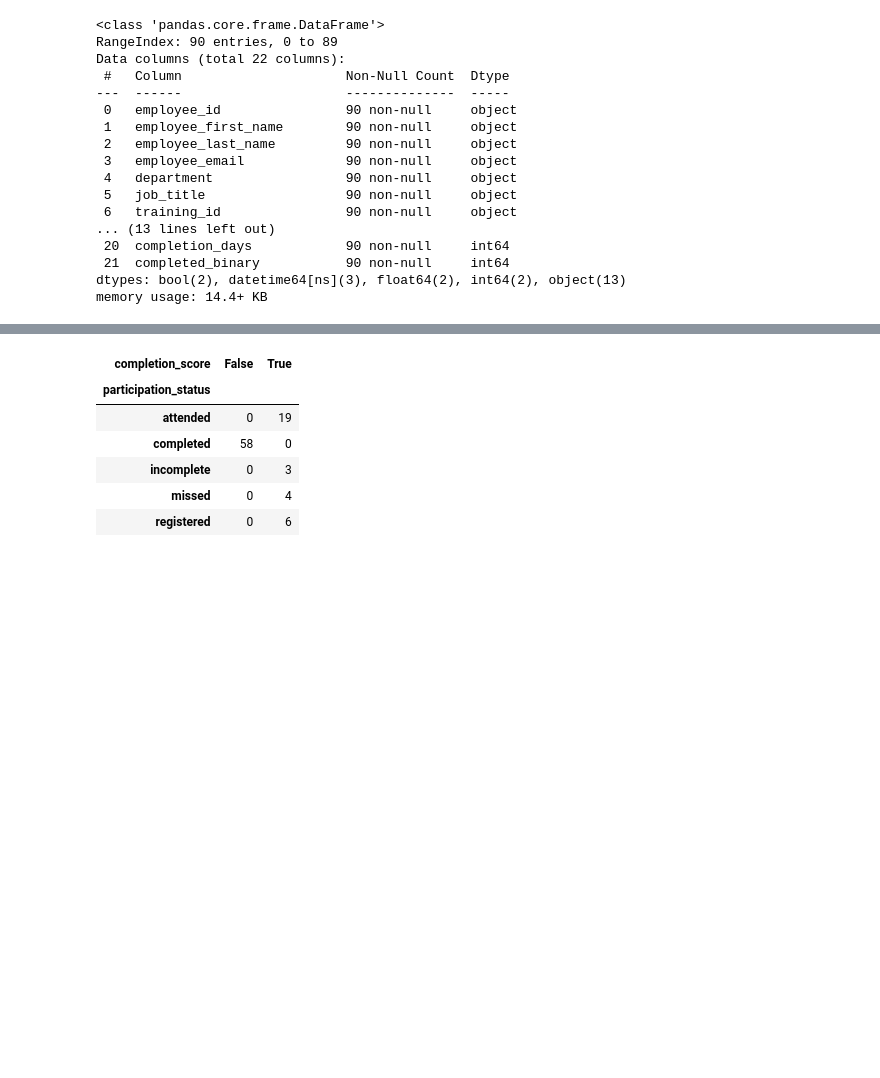
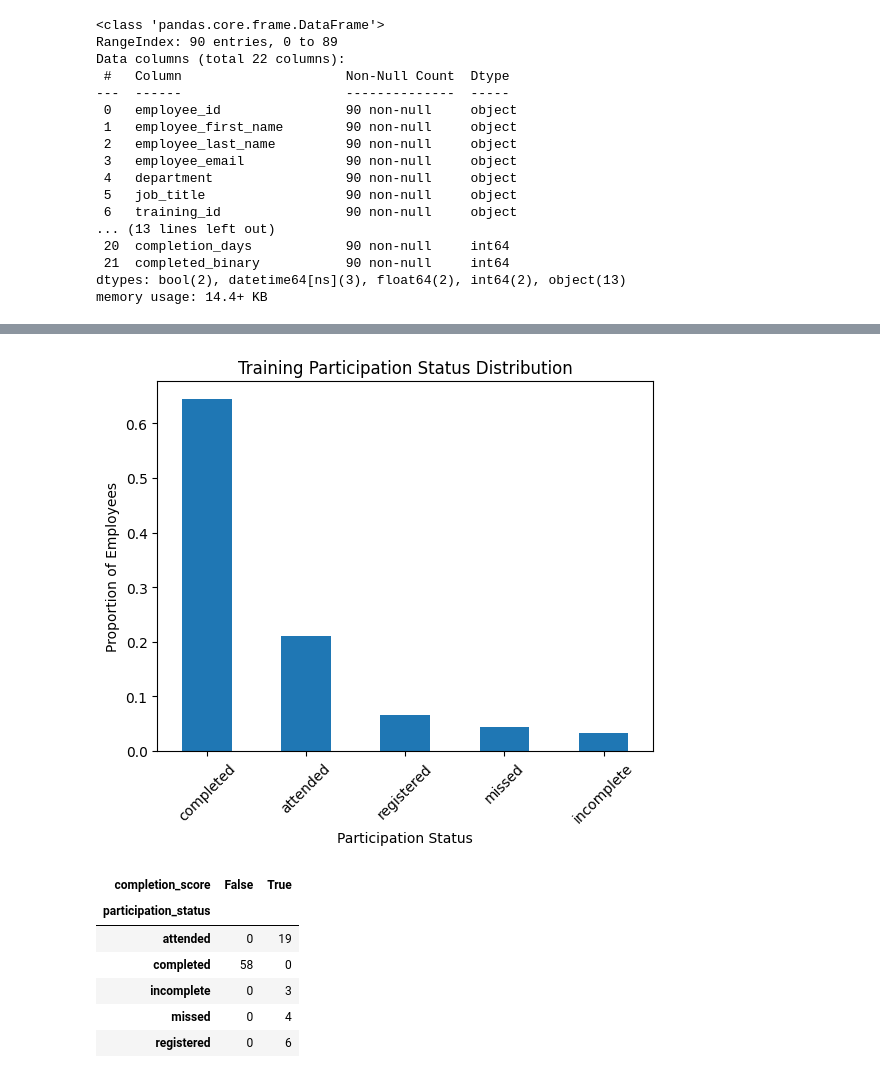
Before and after one commit to ndxdxd/Employee_Training_EDA, a Jupyter notebook: notebook.ipynb, the cells around one changed output, grey strips where cells are left out. Cells and saved outputs as stored; diff of their text form; code cells hidden in the pictures; blank space fills up the shorter version.

```diff
--- a/notebook.ipynb
+++ b/notebook.ipynb
@@ -58,3 +76,18 @@ memory usage: 14.4+ KB
+# %%
+plt.figure()
+
+status_counts = df["participation_status"].value_counts(normalize=True)
+status_counts = status_counts.sort_values(ascending=False)
+
+status_counts.plot(kind="bar")
+
+plt.title("Training Participation Status Distribution")
+plt.ylabel("Proportion of Employees")
+plt.xlabel("Participation Status")
+plt.xticks(rotation=45)
+plt.show()
+# %% [output]
+[figure, added]
 # %%
 pd.crosstab(
     df["participation_status"],
```
Also changed, not shown: parts of 4 cells of this notebook.
